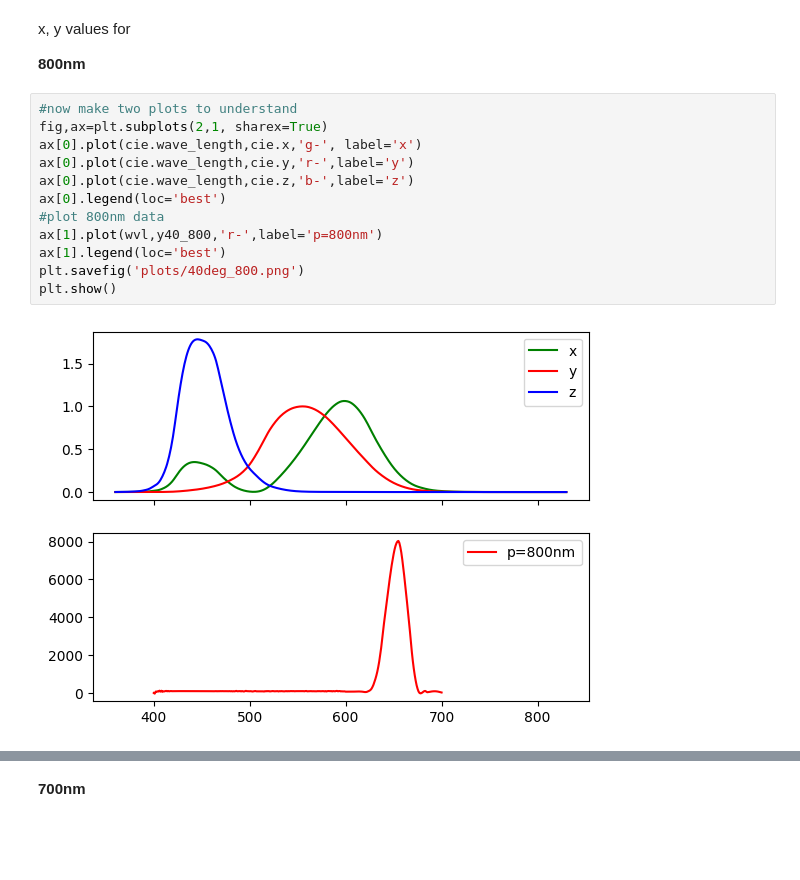
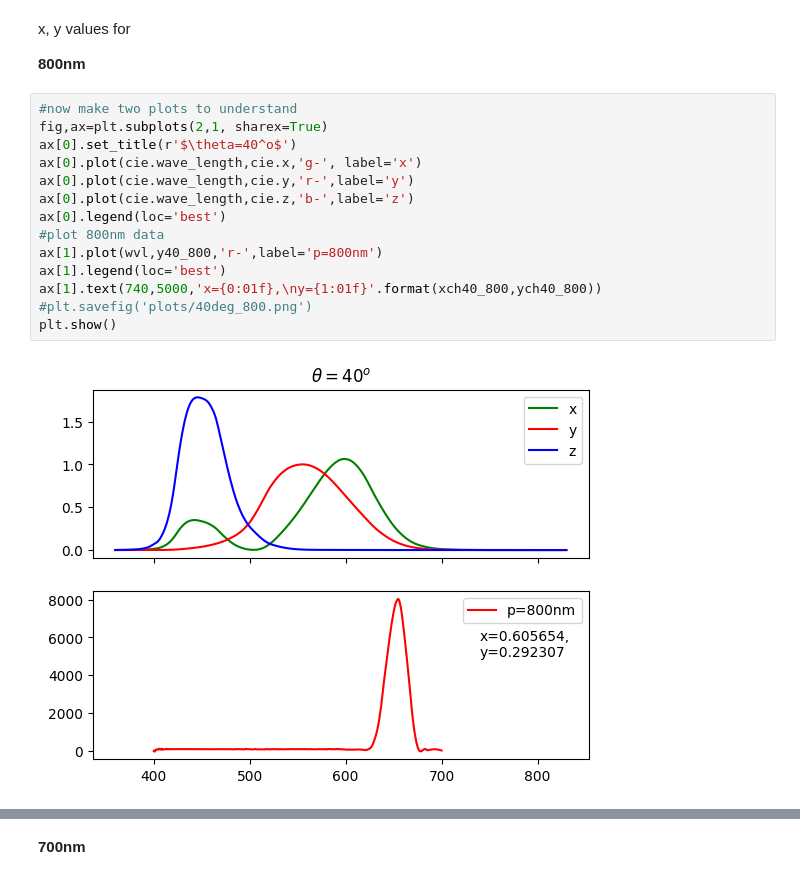
Before and after one commit to Feymankamal/Chromaticity-1931, a Jupyter notebook: colour_map.ipynb, the cells around one changed output, grey strips where cells are left out. Drawn from its saved outputs; the diff is of its cells as text; blank space fills up the shorter version.

```diff
--- a/colour_map.ipynb
+++ b/colour_map.ipynb
@@ -338,17 +350,19 @@ x, y values for
 # %%
 #now make two plots to understand
 fig,ax=plt.subplots(2,1, sharex=True)
+ax[0].set_title(r'$\theta=40^o$')
 ax[0].plot(cie.wave_length,cie.x,'g-', label='x')
 ax[0].plot(cie.wave_length,cie.y,'r-',label='y')
 ax[0].plot(cie.wave_length,cie.z,'b-',label='z')
 ax[0].legend(loc='best')
 #plot 800nm data
 ax[1].plot(wvl,y40_800,'r-',label='p=800nm')
 ax[1].legend(loc='best')
-plt.savefig('plots/40deg_800.png')
+ax[1].text(740,5000,'x={0:01f},\ny={1:01f}'.format(xch40_800,ych40_800))
+#plt.savefig('plots/40deg_800.png')
 plt.show()
 # %% [output]
-[figure, old version]
+[figure, new version]
 # %%
 xch40_800,ych40_800=xyval(y40_800)
 print(xch40_800,ych40_800)
```
Also changed, not shown: parts of 18 cells of this notebook.
